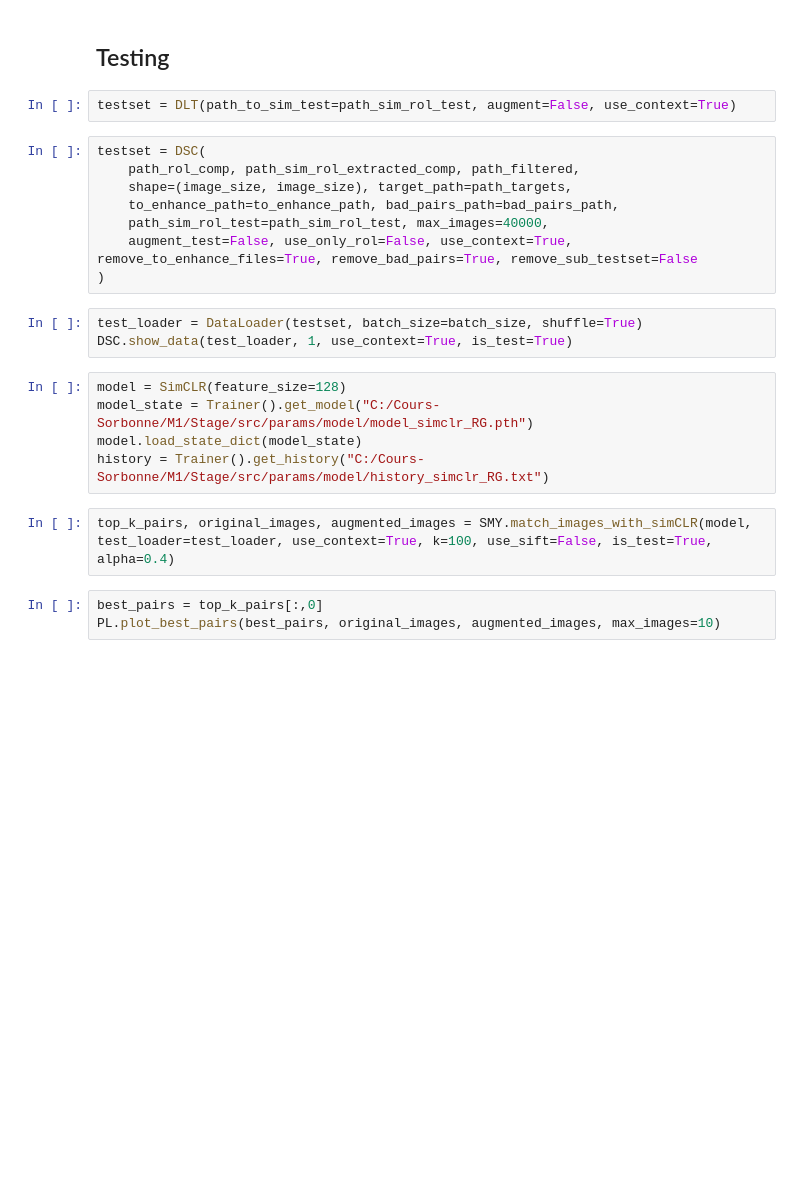
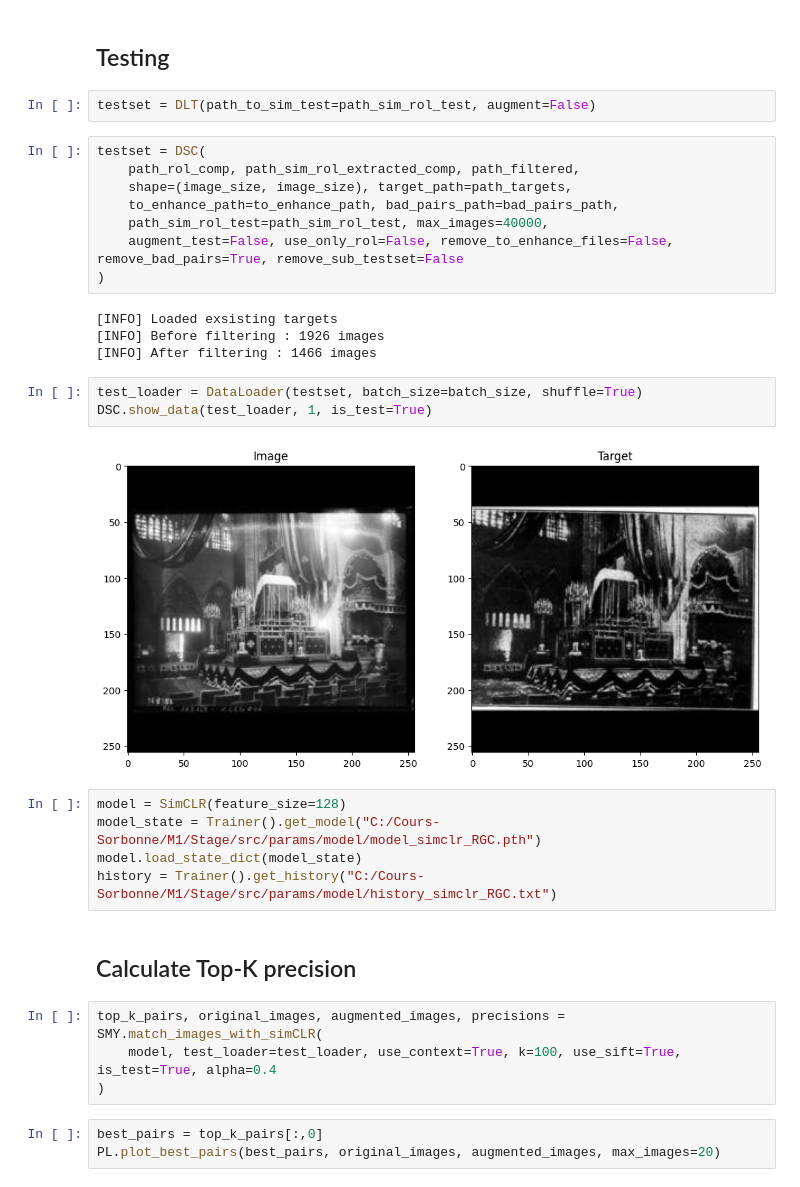
Before and after one commit to Tikai7/SimCLR-Stage, a Jupyter notebook: src/ExperimentSimCLR.ipynb, the cells around one changed output. Saved outputs shown, nothing was run; the diff lists cells and outputs as text; blank space fills up the shorter version.

```diff
--- a/src/ExperimentSimCLR.ipynb
+++ b/src/ExperimentSimCLR.ipynb
@@ -97,25 +86,35 @@ trainer.save("model_simclr_RGN_RT.pth","history_simclr_RGN_RT.txt")
 # %% [markdown]
 ## Testing
 # %%
-testset = DLT(path_to_sim_test=path_sim_rol_test, augment=False, use_context=True)
+testset = DLT(path_to_sim_test=path_sim_rol_test, augment=False)
 # %%
 testset = DSC(
     path_rol_comp, path_sim_rol_extracted_comp, path_filtered,
     shape=(image_size, image_size), target_path=path_targets,
     to_enhance_path=to_enhance_path, bad_pairs_path=bad_pairs_path,
     path_sim_rol_test=path_sim_rol_test, max_images=40000,
-    augment_test=False, use_only_rol=False, use_context=True, remove_to_enhance_files=True, remove_bad_pairs=True, remove_sub_testset=False
+    augment_test=False, use_only_rol=False, remove_to_enhance_files=False, remove_bad_pairs=True, remove_sub_testset=False
 )
+# %% [output]
+[INFO] Loaded exsisting targets
+[INFO] Before filtering : 1926 images
+[INFO] After filtering : 1466 images
 # %%
 test_loader = DataLoader(testset, batch_size=batch_size, shuffle=True)
-DSC.show_data(test_loader, 1, use_context=True, is_test=True)
+DSC.show_data(test_loader, 1, is_test=True)
+# %% [output]
+[figure, added]
 # %%
 model = SimCLR(feature_size=128)
-model_state = Trainer().get_model("C:/Cours-Sorbonne/M1/Stage/src/params/model/model_simclr_RG.pth")
+model_state = Trainer().get_model("C:/Cours-Sorbonne/M1/Stage/src/params/model/model_simclr_RGC.pth")
 model.load_state_dict(model_state)
-history = Trainer().get_history("C:/Cours-Sorbonne/M1/Stage/src/params/model/history_simclr_RG.txt")
+history = Trainer().get_history("C:/Cours-Sorbonne/M1/Stage/src/params/model/history_simclr_RGC.txt")
+# %% [markdown]
+## Calculate Top-K precision
 # %%
-top_k_pairs, original_images, augmented_images = SMY.match_images_with_simCLR(model, test_loader=test_loader, use_context=True, k=100, use_sift=False, is_test=True, alpha=0.4)
+top_k_pairs, original_images, augmented_images, precisions = SMY.match_images_with_simCLR(
+    model, test_loader=test_loader, use_context=True, k=100, use_sift=True, is_test=True, alpha=0.4
+)
 # %%
 best_pairs = top_k_pairs[:,0]
-PL.plot_best_pairs(best_pairs, original_images, augmented_images, max_images=10)
+PL.plot_best_pairs(best_pairs, original_images, augmented_images, max_images=20)
```
Also changed, not shown: parts of 11 cells of this notebook, 24 other files.
